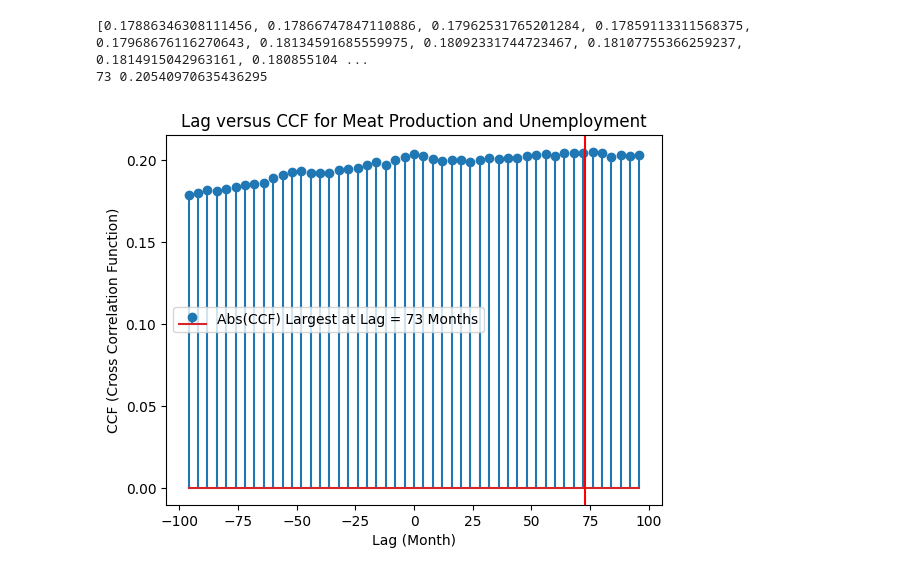
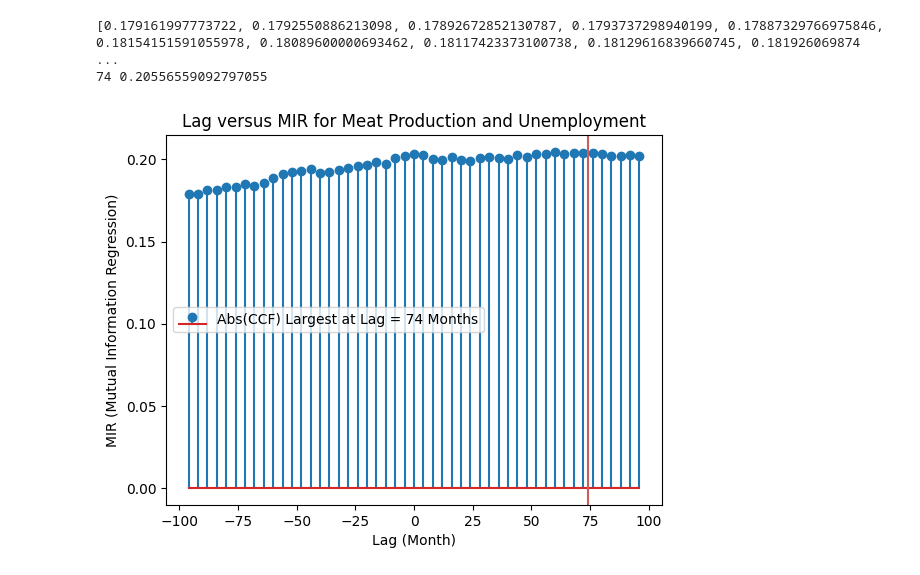
Before and after one commit to arjashok/2024-Summer-Datathon, a Jupyter notebook: src/Lag Analysis.ipynb, the cells around one changed output. Saved outputs shown, nothing was run; the diff lists cells and outputs as text; code cells hidden in the pictures.

```diff
--- a/src/Lag Analysis.ipynb
+++ b/src/Lag Analysis.ipynb
@@ -49,36 +49,36 @@ corr = [gen_corr(data['unemployment_rate'], data['Production'], lag) for lag in
 # # Calculating cross-correlation for negative lags
 # neg_ccf = ccf(data['unemployment_rate'], data['Production'])
 # neg_ccf = neg_ccf[:num + 1][::-1]
 
 # # Combine with non-negative lags
 # pos_ccf = ccf(data['Production'], data['unemployment_rate'])
 # all_ccf = list(neg_ccf) + list(pos_ccf[1:num + 1])
 
 all_ccf = corr
 
 print(all_ccf)
 
 max_index = 0
 for i in range(0, len(all_ccf)):
     if abs(all_ccf[i]) > abs(all_ccf[max_index]):
         max_index = i
 print(max_index - num, all_ccf[max_index])
 
 # Slice the arrays to make the graph less overwhelming
 lags_sliced = lags[::4]
 ccf_sliced = all_ccf[::4]
 
 plt.stem(lags_sliced, ccf_sliced, label=f'Abs(CCF) Largest at Lag = {max_index - num} Months')
 plt.xlabel('Lag (Month)')
-plt.ylabel('CCF (Cross Correlation Function)')
-plt.axvline(x=max_index - num, color="red")
+plt.ylabel('MIR (Mutual Information Regression)')
+plt.axvline(x=max_index - num, color="indianred")
 # plt.ylim(-0.12, -0.08)
 # plt.yticks(np.arange(-0.11, -0.08, 0.01)) # set y-axis ticks at intervals
-plt.title('Lag versus CCF for Meat Production and Unemployment')
+plt.title('Lag versus MIR for Meat Production and Unemployment')
 plt.legend()
 plt.savefig('../visualizations/Lag Correlation Coefficients - MIR.png', dpi=400)
 plt.show()
 # %% [output]
-[0.17886346308111456, 0.17866747847110886, 0.17962531765201284, 0.17859113311568375, 0.17968676116270643, 0.18134591685559975, 0.18092331744723467, 0.18107755366259237, 0.1814915042963161, 0.180855104 ...
-73 0.20540970635436295
+[0.179161997773722, 0.1792550886213098, 0.17892672852130787, 0.1793737298940199, 0.17887329766975846, 0.18154151591055978, 0.18089600000693462, 0.18117423373100738, 0.18129616839660745, 0.181926069874 ...
+74 0.20556559092797055
-[figure, old version]
+[figure, new version]
```
